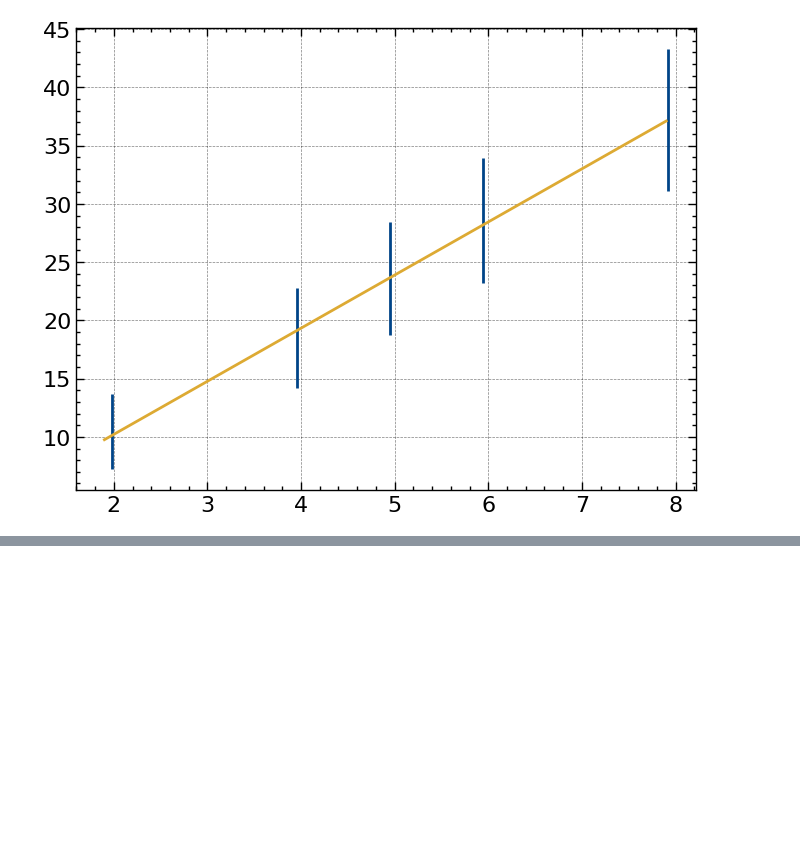
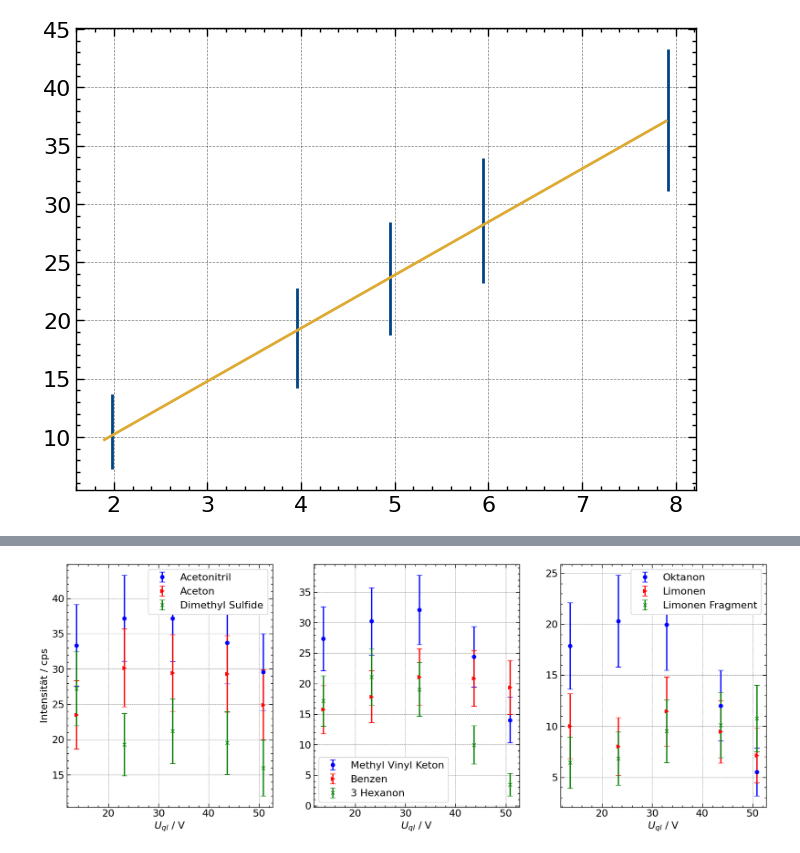
Before and after one commit to KemalOenen/advanced_labcourse, a Jupyter notebook: I002/data_analysis.ipynb, the cells around one changed output, grey strips where cells are left out. Cells and saved outputs as stored; diff of their text form; code cells hidden in the pictures; blank space fills up the shorter version.

```diff
--- a/I002/data_analysis.ipynb
+++ b/I002/data_analysis.ipynb
@@ -397,0 +478,42 @@ resolution limenone fragment=  1173+/-30
+# %%
+U_ql=np.array([13.62, 23.22, 32.82, 43.62, 50.82]) #V
+
+cpsu_acetic_acid=np.array([]) #nothing measured
+cpsu_acetaldehyde=np.array([])*10 #done without background substraction since otherwise invisible
+
+cpsu_acetonitrile=np.array([3.336, cps_acetonitrile[4]/10, 3.716, 3.373, 2.956])*10
+cpsu_acetone=np.array([2.352, cps_acetone[4]/10, 2.943, 2.93, 2.49])*10
+cpsu_dimethyl_sulfide=np.array([2.72, cps_dimethyl_sulfide[4]/10, 2.12, 1.952, 1.6])*10 #2
+
+cpsu_methyl_vinyl_ketone=np.array([2.74, cps_methyl_vinyl_ketone[4]/10, 3.21, 2.443, 1.403])*10 #3
+cpsu_benzene=np.array([1.575, cps_benzene[4]/10, 2.113, 2.086, 1.94])*10 #3
+cpsu_3_hexanone=np.array([1.72, cps_3_hexanone[4]/10, 1.906, 0.998, 0.344])*10 #3
+#TODO: find fragment of 3 hexanone or methyl vinyl ketone (CH3+)
+
+cpsu_octanone=np.array([1.789, cps_octanone[4]/10, 1.9939, 1.202, 0.55])*10 #2
+cpsu_limenone=np.array([1.002, cps_limenone[4]/10, 1.146, 0.947, 0.713])*10 #2
+cpsu_limenone_fragment=np.array([0.6435, cps_limenone_fragment[4]/10, 0.952, 1.009, 1.077])*10
+
+fig, axs=plt.subplots(1, 3, figsize=(20, 7))
+axs[0].set_ylabel("Intensität / cps")
+for i in range(3):
+    axs[i].set_xlabel(r"$U_{ql}$ / V")
+
+axs[0].errorbar(U_ql, cpsu_acetonitrile, yerr=np.sqrt(cpsu_acetonitrile), ls='', elinewidth=2, capsize=4, label="Acetonitril", color="blue", marker="o")
+axs[0].errorbar(U_ql, cpsu_acetone, yerr=np.sqrt(cpsu_acetone), ls='', elinewidth=2, capsize=4, label="Aceton", color="red", marker=">")
+axs[0].errorbar(U_ql, cpsu_dimethyl_sulfide, yerr=np.sqrt(cpsu_dimethyl_sulfide), ls='', elinewidth=2, capsize=4, label="Dimethyl Sulfide", color="green", marker="x")
+axs[0].legend()
+
+axs[1].errorbar(U_ql, cpsu_methyl_vinyl_ketone, yerr=np.sqrt(cpsu_methyl_vinyl_ketone), ls='', elinewidth=2, capsize=4, label="Methyl Vinyl Keton", color="blue", marker="o")
+axs[1].errorbar(U_ql, cpsu_benzene, yerr=np.sqrt(cpsu_benzene), ls='', elinewidth=2, capsize=4, label="Benzen", color="red", marker=">")
+axs[1].errorbar(U_ql, cpsu_3_hexanone, yerr=np.sqrt(cpsu_3_hexanone), ls='', elinewidth=2, capsize=4, label="3 Hexanon", color="green", marker="x")
+axs[1].legend()
+
+axs[2].errorbar(U_ql, cpsu_octanone, yerr=np.sqrt(cpsu_octanone), ls='', elinewidth=2, capsize=4, label="Oktanon", color="blue", marker="o")
+axs[2].errorbar(U_ql, cpsu_limenone, yerr=np.sqrt(cpsu_limenone), ls='', elinewidth=2, capsize=4, label="Limonen", color="red", marker=">")
+axs[2].errorbar(U_ql, cpsu_limenone_fragment, yerr=np.sqrt(cpsu_limenone_fragment), ls='', elinewidth=2, capsize=4, label="Limonen Fragment", color="green", marker="x")
+axs[2].legend()
+
+plt.show()
+# %% [output]
+[figure, added]
```
Also changed, not shown: parts of 38 cells of this notebook, 9 other files.
